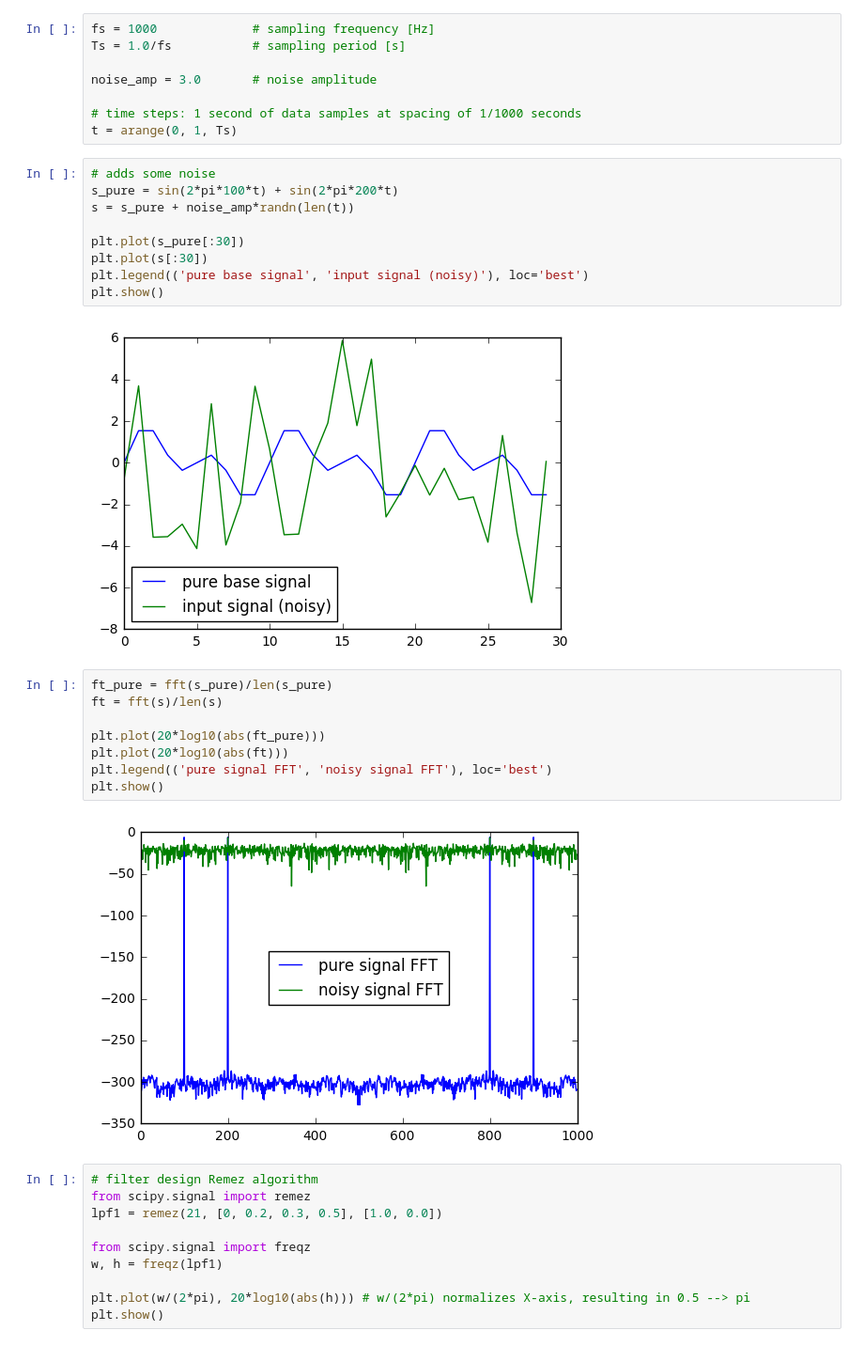
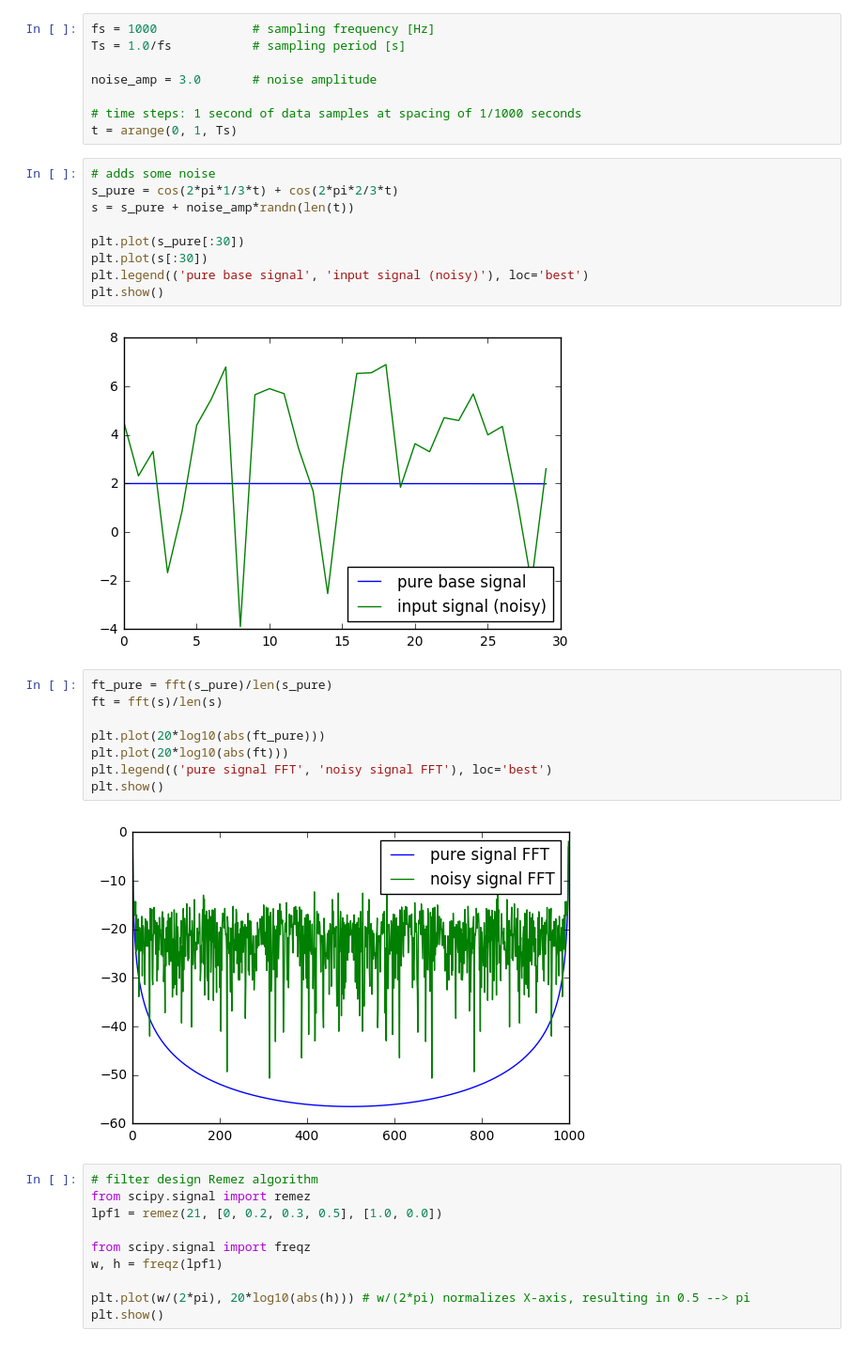
Before and after one commit to lpillmann/ufsc-dsp, a Jupyter notebook: homework/examples/filters-with-python-tutorial.ipynb, the cells around one changed output. Shown at 94% size. Cells and saved outputs as stored; diff of their text form.

```diff
--- a/homework/examples/filters-with-python-tutorial.ipynb
+++ b/homework/examples/filters-with-python-tutorial.ipynb
@@ -17,15 +17,15 @@ noise_amp = 3.0       # noise amplitude
 t = arange(0, 1, Ts)
 # %%
 # adds some noise
-s_pure = sin(2*pi*100*t) + sin(2*pi*200*t)
+s_pure = cos(2*pi*1/3*t) + cos(2*pi*2/3*t)
 s = s_pure + noise_amp*randn(len(t))
 
 plt.plot(s_pure[:30])
 plt.plot(s[:30])
 plt.legend(('pure base signal', 'input signal (noisy)'), loc='best')
 plt.show()
 # %% [output]
-[figure, old version]
+[figure, new version]
 # %%
 ft_pure = fft(s_pure)/len(s_pure)
 ft = fft(s)/len(s)
@@ -35,7 +35,7 @@ plt.plot(20*log10(abs(ft)))
 plt.legend(('pure signal FFT', 'noisy signal FFT'), loc='best')
 plt.show()
 # %% [output]
-[figure, old version]
+[figure, new version]
 # %%
 # filter design Remez algorithm
 from scipy.signal import remez
```
Also changed, not shown: 2 other files.
